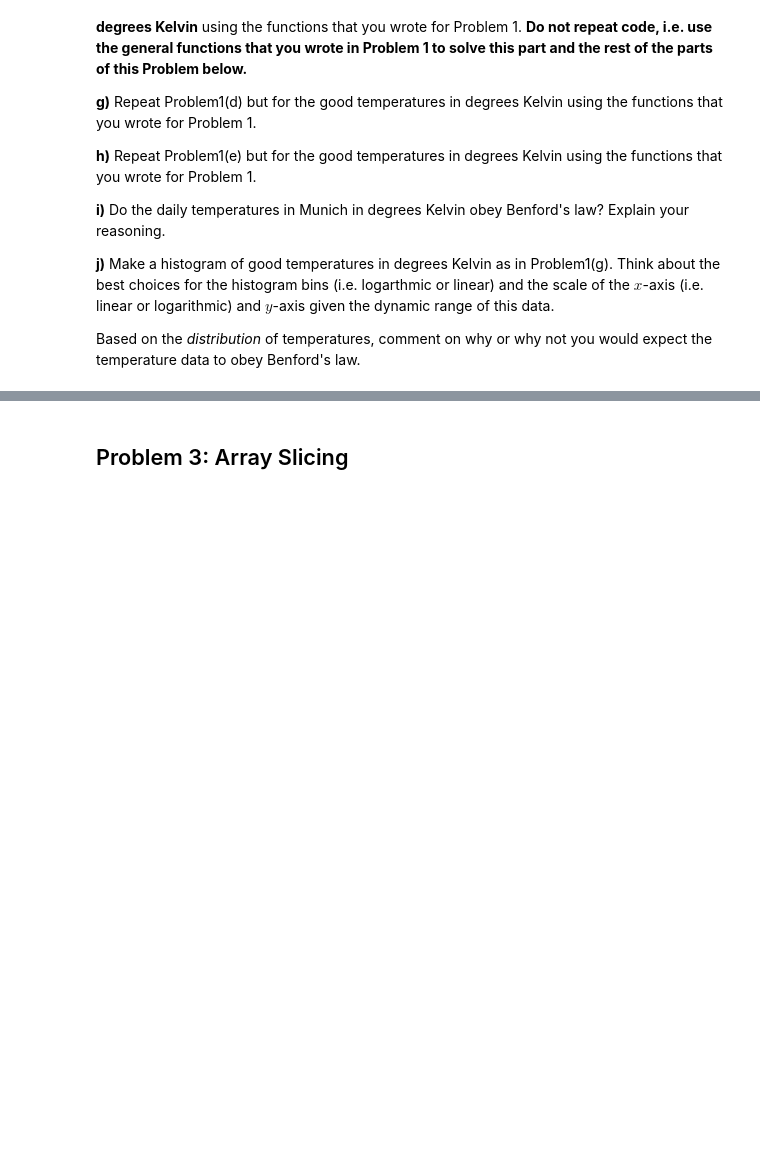
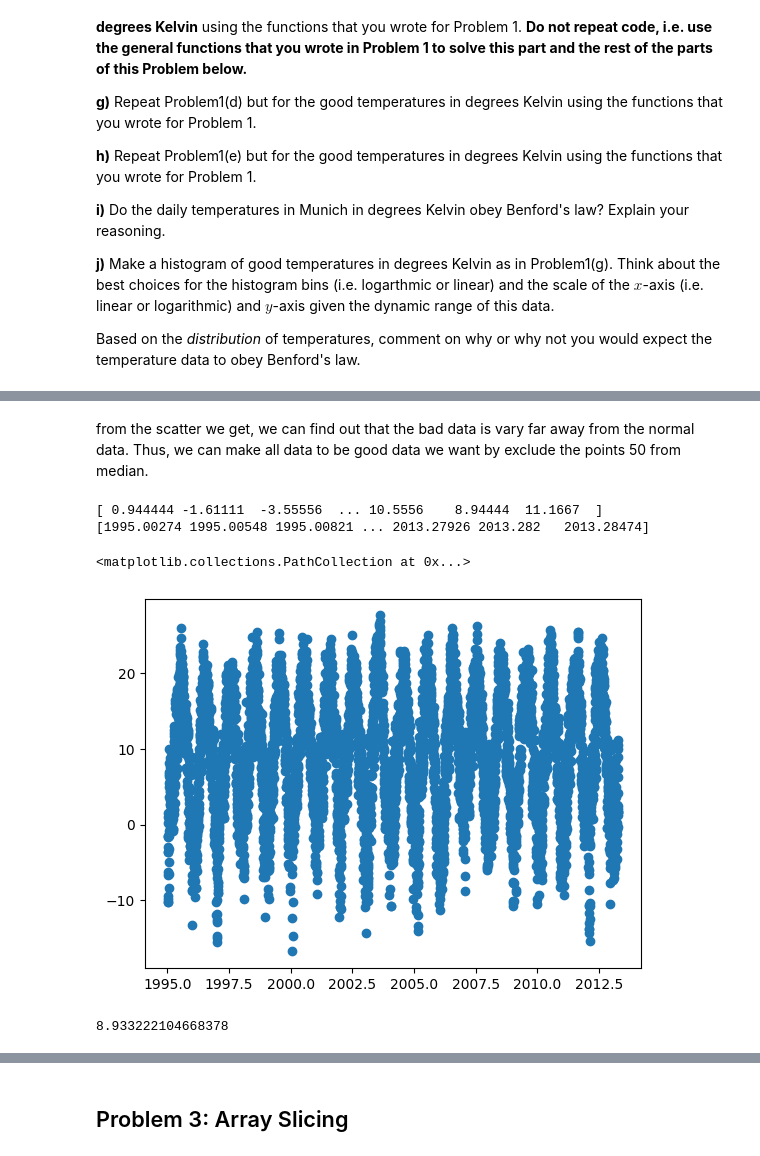
Before and after one commit to botaodeng/Phys29, a Jupyter notebook: Phys29/homework/HW4/homework4.ipynb, the cells around one changed output, grey strips where cells are left out. Drawn from its saved outputs; the diff is of its cells as text; code cells hidden in the pictures; blank space fills up the shorter version.

```diff
--- a/Phys29/homework/HW4/homework4.ipynb
+++ b/Phys29/homework/HW4/homework4.ipynb
@@ -84,0 +196,46 @@ Based on the *distribution* of temperatures, comment on why or why not you would
+# %% [markdown]
+from the scatter we get, we can find out that the bad data is vary far away from the normal data. Thus, we can make all data to be good data we want by  exclude the points 50 from median.
+# %%
+upper_limit = 50
+lower_limit = -50
+# setting the limit of good data
+
+'''
+new_date_munich_temperatures = np.array([])
+new_temperature_munich_temperatures = np.array([])
+# create empty array for later use
+
+for i in range(len(temperature_munich_temperatures)):
+    #loop over all the elements
+    if(bool(temperature_munich_temperatures[i] < float(upper_limit)) and bool(temperature_munich_temperatures[i] > float(lower_limit))):
+        # find the temperatrue which looks good
+        new_date_munich_temperatures = np.append(new_date_munich_temperatures,date_munich_temperatures[i])
+        new_temperature_munich_temperatures = np.append(new_temperature_munich_temperatures,temperature_munich_temperatures[i])
+        # add the good data to the end of the good data array
+'''
+a = temperature_munich_temperatures < upper_limit
+# list the bool to be true for all elements lower than the upper limit
+b = temperature_munich_temperatures > lower_limit
+# list the bool to be true for all elements greater than teh loewr limit
+correct_index = np.logical_and(a,b)
+# use and so that only if the number is greater than lower limit and smaller than the upper limit can be true
+new_date_munich_temperatures = date_munich_temperatures[correct_index]
+new_temperature_munich_temperatures = temperature_munich_temperatures[correct_index]
+# use the boolean index to create the correct array
+
+print(new_temperature_munich_temperatures)
+print(new_date_munich_temperatures)
+# print the good data
+plt.scatter(new_date_munich_temperatures,new_temperature_munich_temperatures)
+# make a graph just to make sure that no expcetion is lost
+# %% [output]
+[ 0.944444 -1.61111  -3.55556  ... 10.5556    8.94444  11.1667  ]
+[1995.00274 1995.00548 1995.00821 ... 2013.27926 2013.282   2013.28474]
+<matplotlib.collections.PathCollection at 0x...>
+[figure, added]
+# %%
+# c)
+print(np.mean(new_temperature_munich_temperatures))
+# use np to calculate the mean
+# %% [output]
+8.933222104668378
```
Also changed, not shown: parts of 20 cells of this notebook, 2 other files.
